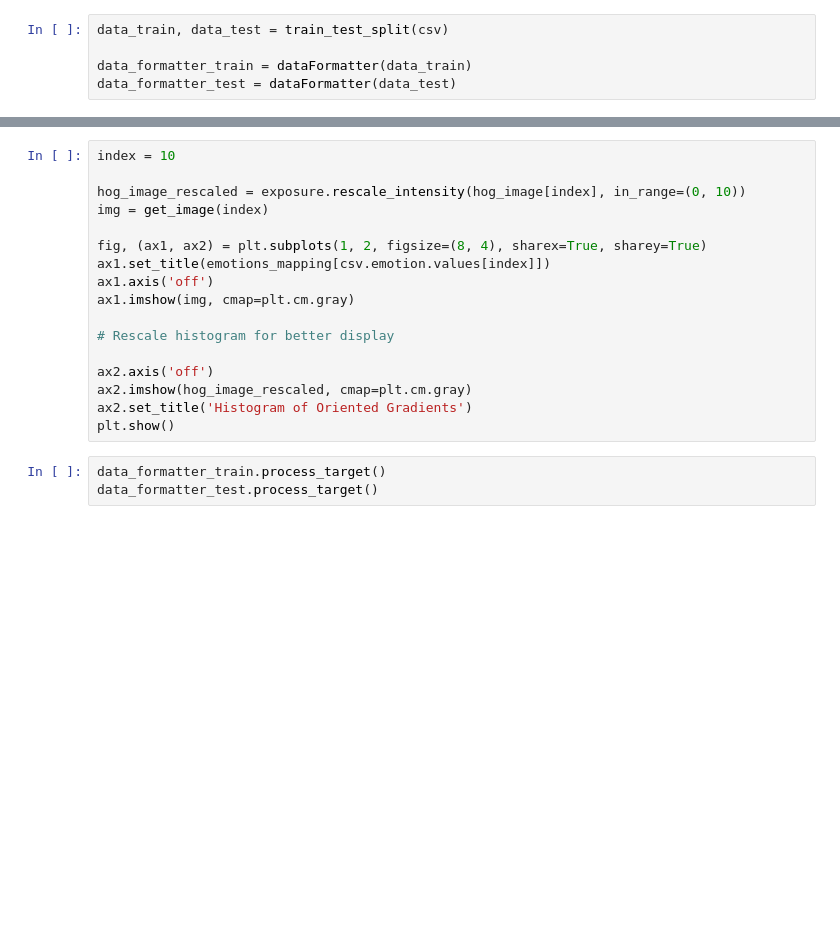
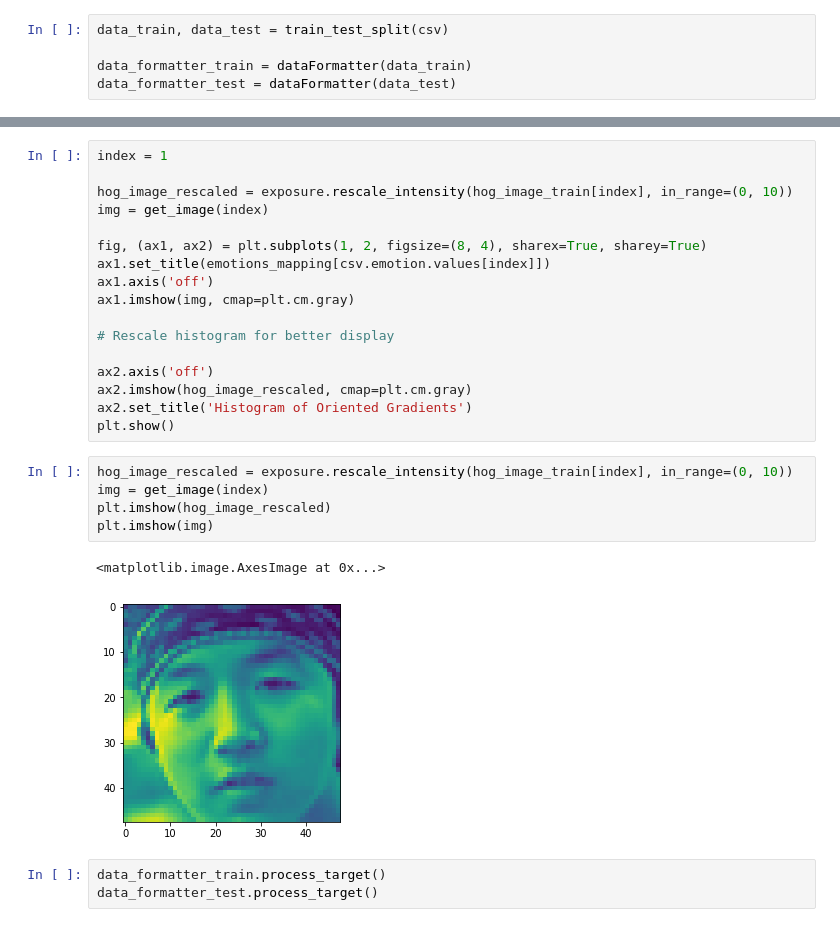
Before and after one commit to AntoineGuiot/project_vic, a Jupyter notebook: exploration_img_plot.ipynb, the cells around one changed output, grey strips where cells are left out. Cells and saved outputs as stored; diff of their text form; blank space fills up the shorter version.

```diff
--- a/exploration_img_plot.ipynb
+++ b/exploration_img_plot.ipynb
@@ -145,7 +152,7 @@ See the caveats in the documentation: http://pandas.pydata.org/pandas-docs/stabl
 # %%
-index = 10
+index = 1
 
-hog_image_rescaled = exposure.rescale_intensity(hog_image[index], in_range=(0, 10))
+hog_image_rescaled = exposure.rescale_intensity(hog_image_train[index], in_range=(0, 10))
 img = get_image(index)
 
 fig, (ax1, ax2) = plt.subplots(1, 2, figsize=(8, 4), sharex=True, sharey=True)
@@ -159,6 +166,14 @@ ax2.axis('off')
 ax2.imshow(hog_image_rescaled, cmap=plt.cm.gray)
 ax2.set_title('Histogram of Oriented Gradients')
 plt.show()
+# %%
+hog_image_rescaled = exposure.rescale_intensity(hog_image_train[index], in_range=(0, 10))
+img = get_image(index)
+plt.imshow(hog_image_rescaled)
+plt.imshow(img)
+# %% [output]
+<matplotlib.image.AxesImage at 0x...>
+[figure, added]
 # %%
 data_formatter_train.process_target()
 data_formatter_test.process_target()
```
Also changed, not shown: parts of 8 cells of this notebook, 1 other file.
